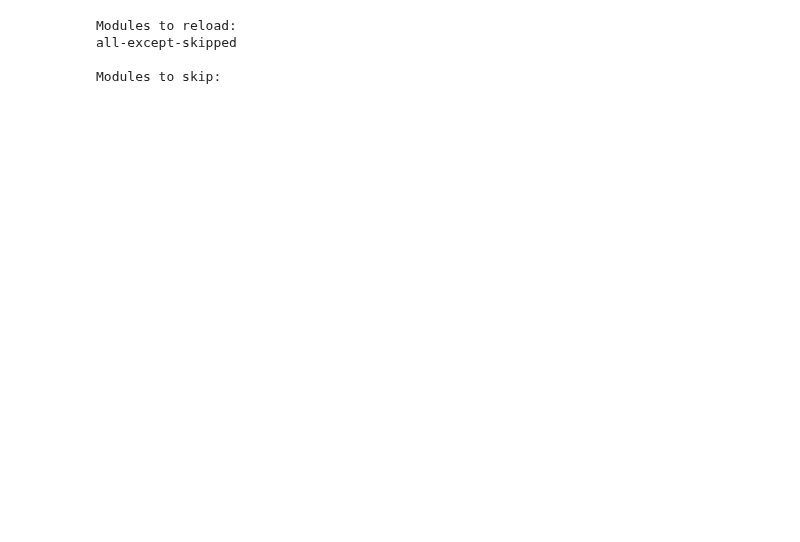
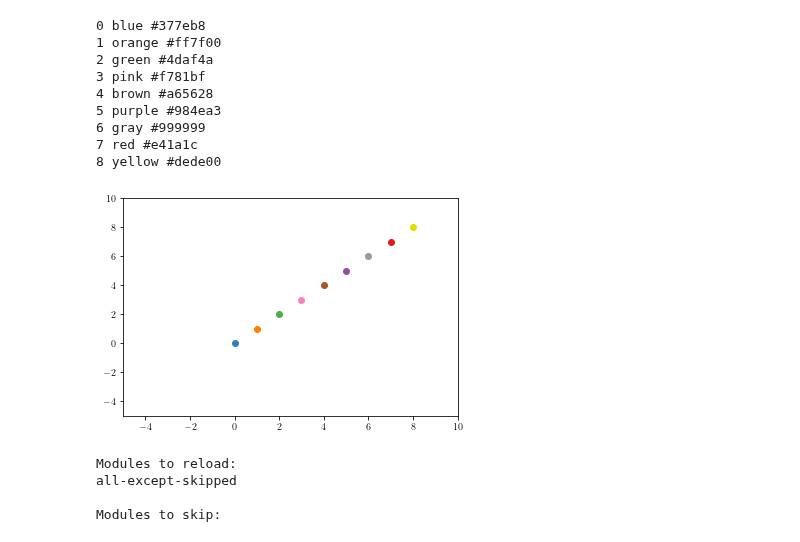
Before and after one commit to ismael-mendoza/nbody-relaxed, a Jupyter notebook: notebooks/exploratory/diffmah_curves.ipynb, the cells around one changed output. Saved outputs shown, nothing was run; the diff lists cells and outputs as text; code cells hidden in the pictures; blank space fills up the shorter version.

```diff
--- a/notebooks/current/diffmah_curves.ipynb
+++ b/notebooks/exploratory/diffmah_curves.ipynb
@@ -1,3 +15,20 @@
+# %%
+for i, (k,v) in enumerate(cb_colors.items()):
+    print(i, k, v)
+    plt.xlim(-5, 10)
+    plt.ylim(-5, 10)
+    plt.scatter([i], [i], color=v)
+# %% [output]
+0 blue #377eb8
+1 orange #ff7f00
+2 green #4daf4a
+3 pink #f781bf
+4 brown #a65628
+5 purple #984ea3
+6 gray #999999
+7 red #e41a1c
+8 yellow #dede00
+[figure, added]
 # %%
 %load_ext autoreload
 %autoreload 2
```
Also changed, not shown: parts of 3 cells of this notebook, 6 other files.
